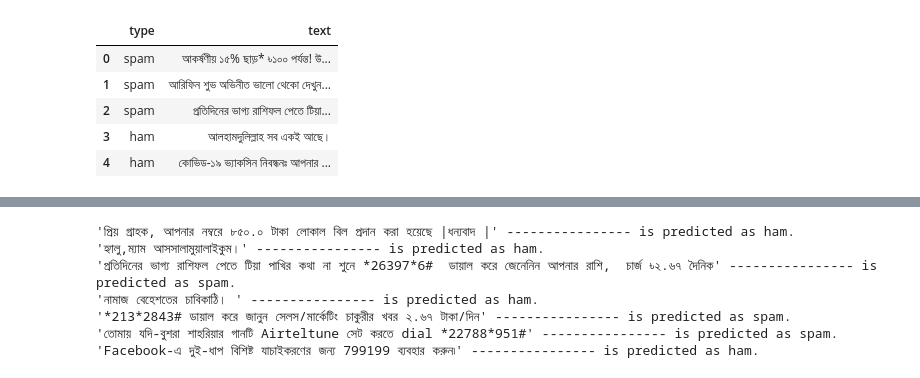
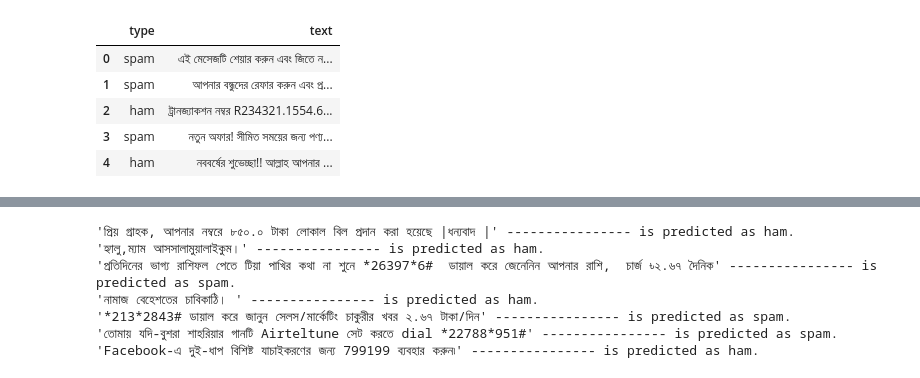
Before and after one commit to fahimvj/Bengali_SMS_Spam_using_ML_MC191010, a Jupyter notebook: sms_spam_mc191010.ipynb, the cells around one changed output, grey strips where cells are left out. Saved outputs shown, nothing was run; the diff lists cells and outputs as text; code cells hidden in the pictures.

```diff
--- a/sms_spam_mc191010.ipynb
+++ b/sms_spam_mc191010.ipynb
@@ -54,14 +62,14 @@ from bangla_stemmer.stemmer import stemmer
 [nltk_data]   Package punkt is already up-to-date!
 # %%
-data = pd.read_csv("bangla_spam.csv")
+data = pd.read_csv("/kaggle/input/bengali-sms-spam-detection-dataset/bangla_spam.csv")
 data.head()
 # %% [output]
 |  | type | text |
-| 0 | spam | আকর্ষণীয় ১৫% ছাড়* ৳১০০ পর্যন্ত! উ... |
-| 1 | spam | আরিফিন শুভ অভিনীত ভালো থেকো দেখুন... |
-| 2 | spam | প্রতিদিনের ভাগ্য রাশিফল পেতে টিয়া... |
-| 3 | ham | আলহামদুলিল্লাহ সব একই আছে। |
-| 4 | ham | কোভিড-১৯ ভ্যাকসিন নিবন্ধনঃ আপনার ... |
+| 0 | spam | এই মেসেজটি শেয়ার করুন এবং জিতে ন... |
+| 1 | spam | আপনার বন্ধুদের রেফার করুন এবং প্র... |
+| 2 | ham | ট্রানজ্যাকশন নম্বর R234321.1554.6... |
+| 3 | spam | নতুন অফার! সীমিত সময়ের জন্য পণ্য... |
+| 4 | ham | নববর্ষের শুভেচ্ছা!! আল্লাহ আপনার ... |
 # %%
 #Initial Exploration (Data Clearning)
 
```
Also changed, not shown: parts of 33 cells of this notebook.
